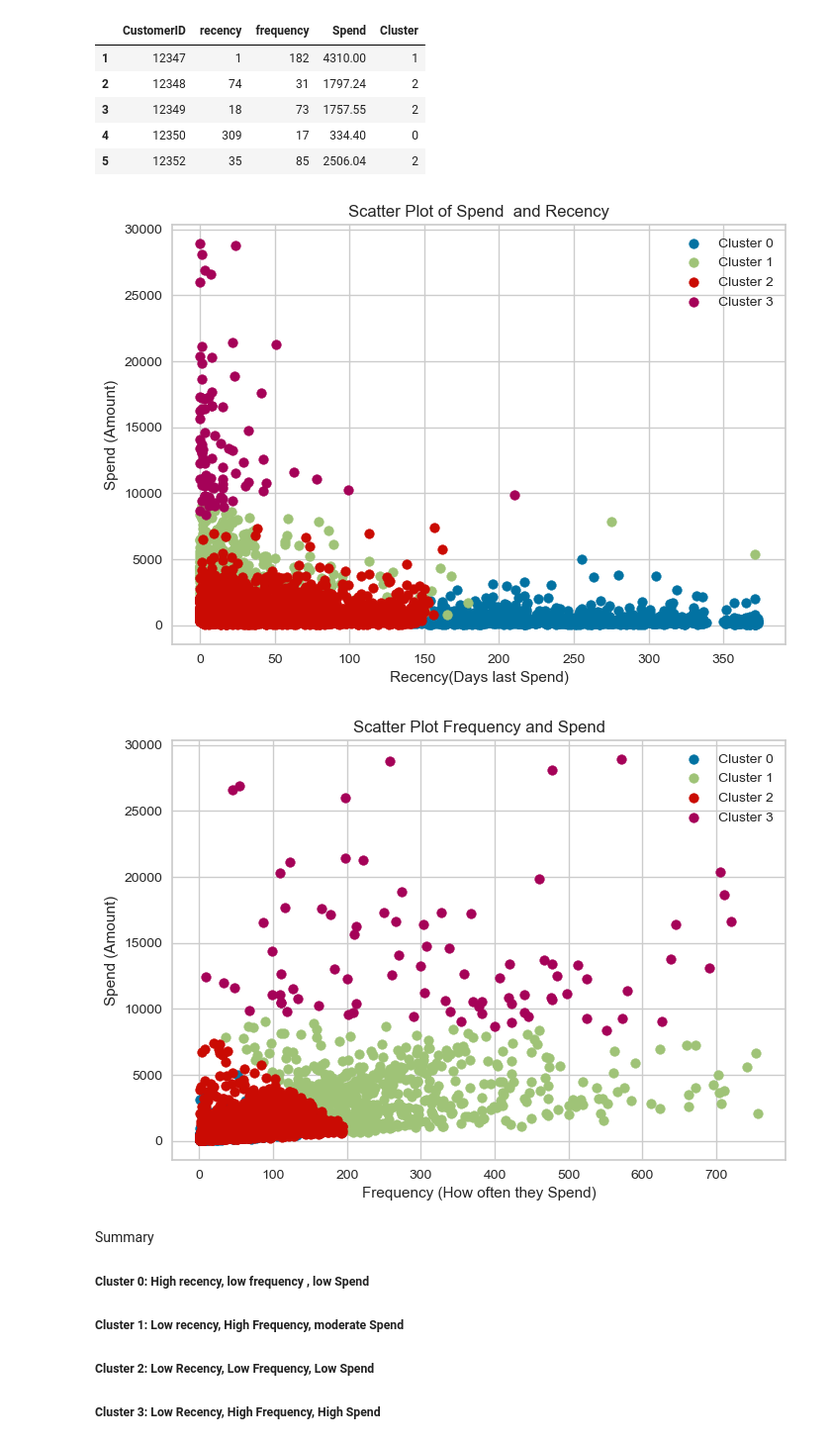
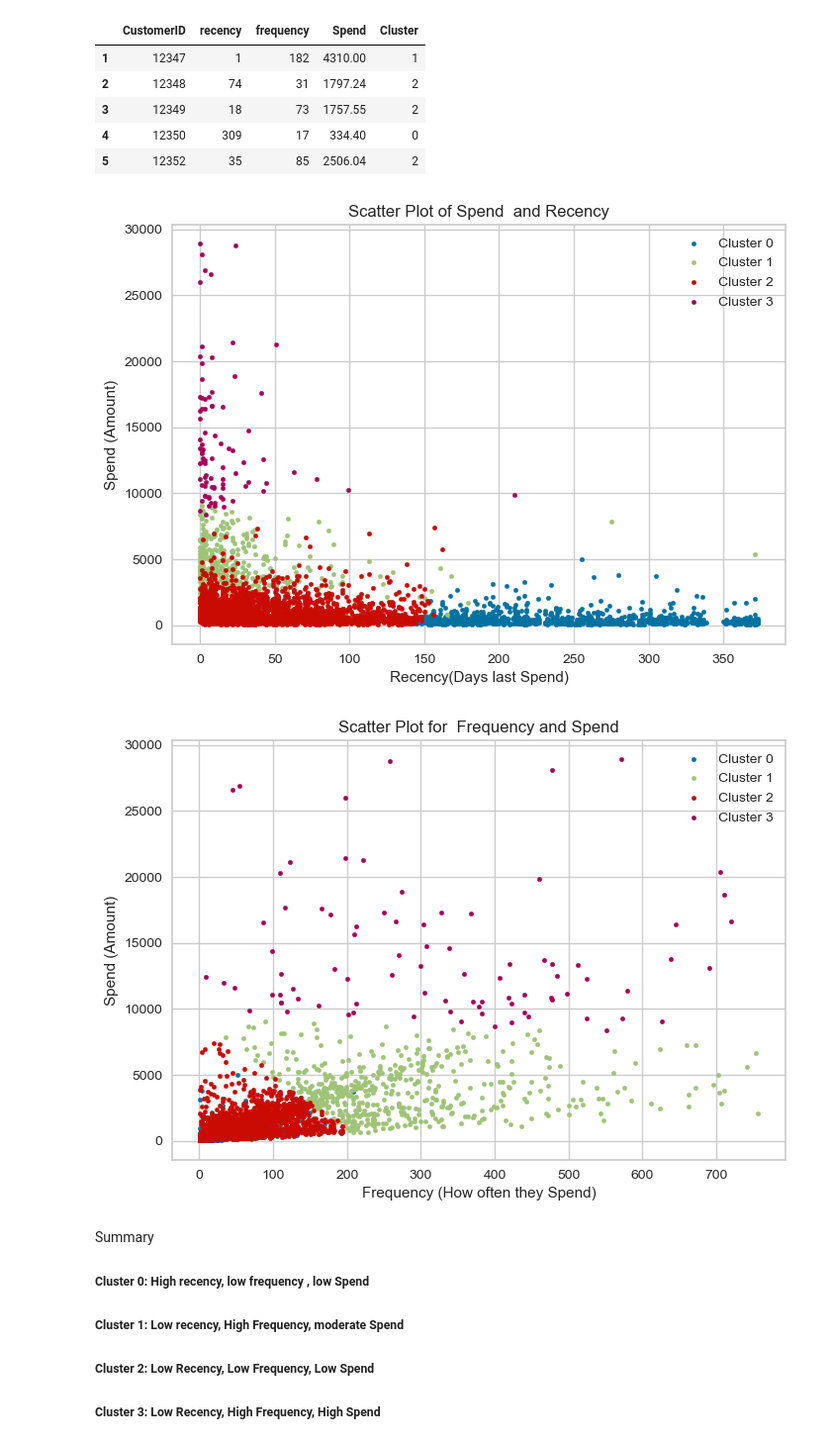
Before and after one commit to moyinajayi/Retail_customer_Clustering, a Jupyter notebook: OnlineSales.ipynb, the cells around one changed output. Shown at 99% size. Cells and saved outputs as stored; diff of their text form; code cells hidden in the pictures.

```diff
--- a/OnlineSales.ipynb
+++ b/OnlineSales.ipynb
@@ -584,36 +584,36 @@ rfs.head()
 # %%
 import matplotlib.pyplot as plt
 
 # Group the DataFrame by the 'Cluster' column
 grouped = rfs.groupby('Cluster')
 
 #cmap = plt.get_cmap('tab10')  # You can use any colormap available in Matplotlib
 
 # Create a scatter plot for each cluster
 for cluster, data in grouped:
-    plt.scatter(data['recency'], data['Spend'], label=f'Cluster {cluster}')
+    plt.scatter(data['recency'], data['Spend'], label=f'Cluster {cluster}', s=10)
 
 # Add labels and title
 plt.xlabel('Recency(Days last Spend)')
 plt.ylabel('Spend (Amount)')
 plt.title('Scatter Plot of Spend  and Recency')
 
 # Add legend
 plt.legend()
 
 # Show the plot
 plt.show()
 # %% [output]
-[figure, old version]
+[figure, new version]
 # %%
 # Create a scatter plot for each cluster
 for cluster, data in grouped:
-    plt.scatter(data['frequency'], data['Spend'], label=f'Cluster {cluster}')
+    plt.scatter(data['frequency'], data['Spend'], label=f'Cluster {cluster}', s=10)
 
 # Add labels and title
 plt.xlabel('Frequency (How often they Spend)')
 plt.ylabel('Spend (Amount)')
-plt.title('Scatter Plot Frequency and Spend')
+plt.title('Scatter Plot for  Frequency and Spend')
 
 # Add legend
 plt.legend()
@@ -621,7 +621,7 @@ plt.legend()
 # Show the plot
 plt.show()
 # %% [output]
-[figure, old version]
+[figure, new version]
 # %% [markdown]
 Summary
 ##### Cluster 0: High recency, low frequency , low Spend
```
Also changed, not shown: parts of 2 cells of this notebook.
